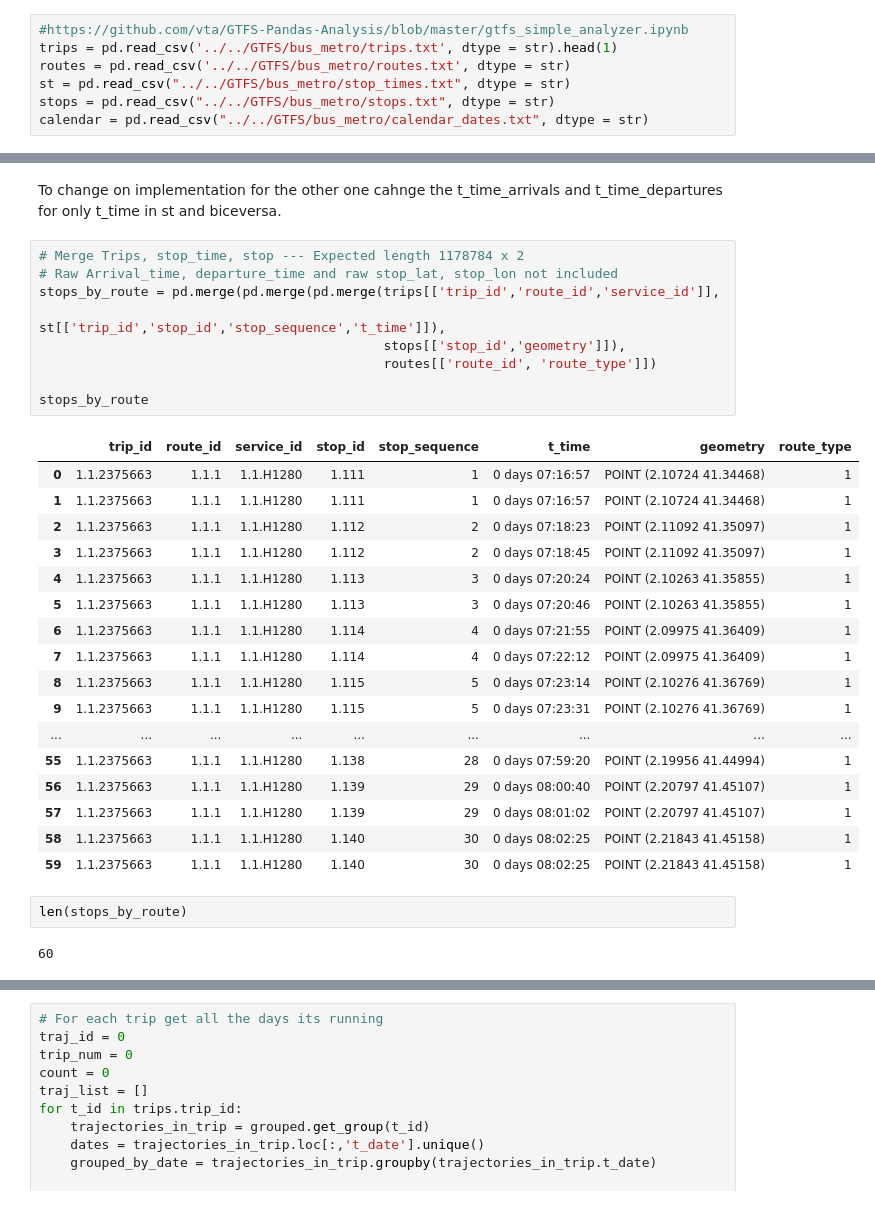
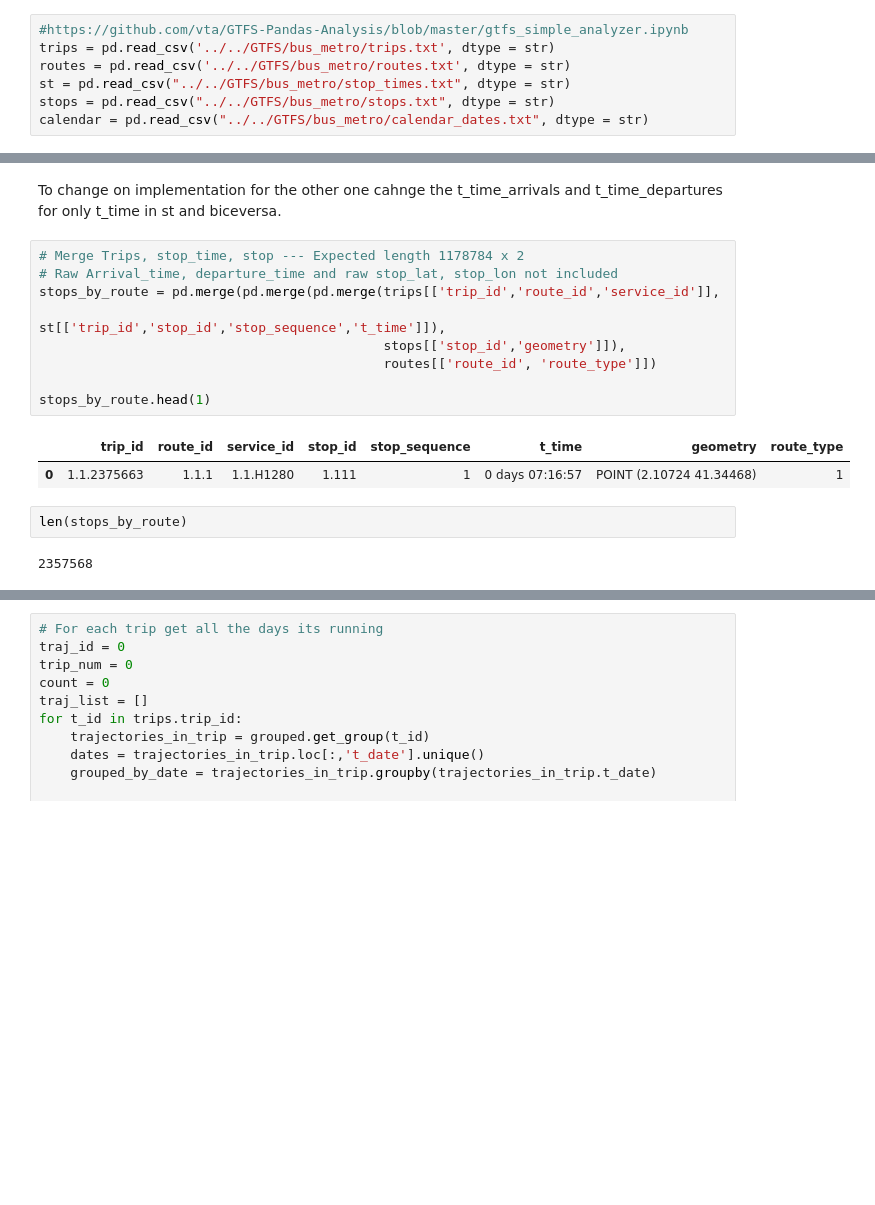
Before and after one commit to mrceresa/iper, a Jupyter notebook: examples/SAR-COV2/Mobility Jupyter Files/GTFS/GTFS.ipynb, the cells around one changed output, grey strips where cells are left out. Drawn from its saved outputs; the diff is of its cells as text; blank space fills up the shorter version.

```diff
--- a/examples/SAR-COV2/Mobility Jupyter Files/GTFS/GTFS.ipynb
+++ b/examples/SAR-COV2/Mobility Jupyter Files/GTFS/GTFS.ipynb
@@ -11,7 +11,7 @@ from pyproj import CRS
 [interactive output not drawn]
 # %%
 #https://github.com/vta/GTFS-Pandas-Analysis/blob/master/gtfs_simple_analyzer.ipynb
-trips = pd.read_csv('../../GTFS/bus_metro/trips.txt', dtype = str).head(1)
+trips = pd.read_csv('../../GTFS/bus_metro/trips.txt', dtype = str)
 routes = pd.read_csv('../../GTFS/bus_metro/routes.txt', dtype = str)
 st = pd.read_csv("../../GTFS/bus_metro/stop_times.txt", dtype = str)
 stops = pd.read_csv("../../GTFS/bus_metro/stops.txt", dtype = str)
@@ -125,34 +122,19 @@ To change on implementation for the other one cahnge the t_time_arrivals and t_t
 # %%
 # Merge Trips, stop_time, stop --- Expected length 1178784 x 2
 # Raw Arrival_time, departure_time and raw stop_lat, stop_lon not included
 stops_by_route = pd.merge(pd.merge(pd.merge(trips[['trip_id','route_id','service_id']],
                                             st[['trip_id','stop_id','stop_sequence','t_time']]),
                                             stops[['stop_id','geometry']]),
                                             routes[['route_id', 'route_type']])
 
-stops_by_route
+stops_by_route.head(1)
 # %% [output]
 |  | trip_id | route_id | service_id | stop_id | stop_sequence | t_time | geometry | route_type |
 | 0 | 1.1.2375663 | 1.1.1 | 1.1.H1280 | 1.111 | 1 | 0 days 07:16:57 | POINT (2.10724 41.34468) | 1 |
-| 1 | 1.1.2375663 | 1.1.1 | 1.1.H1280 | 1.111 | 1 | 0 days 07:16:57 | POINT (2.10724 41.34468) | 1 |
-| 2 | 1.1.2375663 | 1.1.1 | 1.1.H1280 | 1.112 | 2 | 0 days 07:18:23 | POINT (2.11092 41.35097) | 1 |
-| 3 | 1.1.2375663 | 1.1.1 | 1.1.H1280 | 1.112 | 2 | 0 days 07:18:45 | POINT (2.11092 41.35097) | 1 |
-| 4 | 1.1.2375663 | 1.1.1 | 1.1.H1280 | 1.113 | 3 | 0 days 07:20:24 | POINT (2.10263 41.35855) | 1 |
-| 5 | 1.1.2375663 | 1.1.1 | 1.1.H1280 | 1.113 | 3 | 0 days 07:20:46 | POINT (2.10263 41.35855) | 1 |
-| 6 | 1.1.2375663 | 1.1.1 | 1.1.H1280 | 1.114 | 4 | 0 days 07:21:55 | POINT (2.09975 41.36409) | 1 |
-| 7 | 1.1.2375663 | 1.1.1 | 1.1.H1280 | 1.114 | 4 | 0 days 07:22:12 | POINT (2.09975 41.36409) | 1 |
-| 8 | 1.1.2375663 | 1.1.1 | 1.1.H1280 | 1.115 | 5 | 0 days 07:23:14 | POINT (2.10276 41.36769) | 1 |
-| 9 | 1.1.2375663 | 1.1.1 | 1.1.H1280 | 1.115 | 5 | 0 days 07:23:31 | POINT (2.10276 41.36769) | 1 |
-| ... | ... | ... | ... | ... | ... | ... | ... | ... |
-| 55 | 1.1.2375663 | 1.1.1 | 1.1.H1280 | 1.138 | 28 | 0 days 07:59:20 | POINT (2.19956 41.44994) | 1 |
-| 56 | 1.1.2375663 | 1.1.1 | 1.1.H1280 | 1.139 | 29 | 0 days 08:00:40 | POINT (2.20797 41.45107) | 1 |
-| 57 | 1.1.2375663 | 1.1.1 | 1.1.H1280 | 1.139 | 29 | 0 days 08:01:02 | POINT (2.20797 41.45107) | 1 |
-| 58 | 1.1.2375663 | 1.1.1 | 1.1.H1280 | 1.140 | 30 | 0 days 08:02:25 | POINT (2.21843 41.45158) | 1 |
-| 59 | 1.1.2375663 | 1.1.1 | 1.1.H1280 | 1.140 | 30 | 0 days 08:02:25 | POINT (2.21843 41.45158) | 1 |
 # %%
 len(stops_by_route)
 # %% [output]
-60
+2357568
 # %%
 # Add the calendar for the previous merge. Each trip runs now on several dates. --- Expected length 86706821
 # Raw date not included
```
Also changed, not shown: parts of 5 cells of this notebook.
